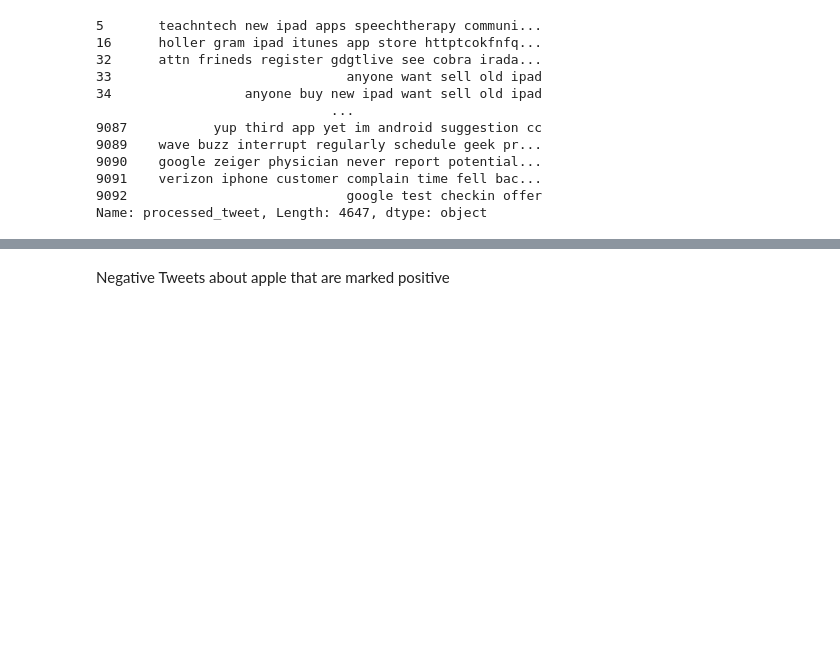
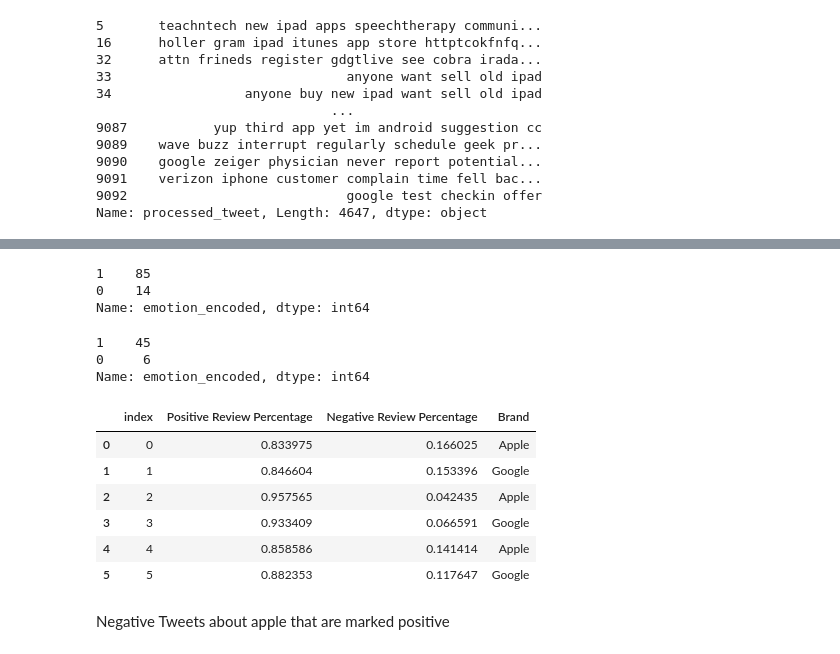
Before and after one commit to aungsias/TwitterNLP, a Jupyter notebook: Michael Scratch Notebook.ipynb, the cells around one changed output, grey strips where cells are left out. Cells and saved outputs as stored; diff of their text form; code cells hidden in the pictures; blank space fills up the shorter version.

```diff
--- a/Michael Scratch Notebook.ipynb
+++ b/Michael Scratch Notebook.ipynb
@@ -1101,5 +888,47 @@ idk_df['emotion_encoded'].value_counts()
 0     20
 Name: emotion_encoded, dtype: int64
+# %%
+idk_apple = idk_df[idk_df['product'] == 'Apple']
+idk_apple['emotion_encoded'].value_counts()
+# %% [output]
+1    85
+0    14
+Name: emotion_encoded, dtype: int64
+# %%
+idk_google = idk_df[idk_df['product'] == 'Google']
+idk_google['emotion_encoded'].value_counts()
+# %% [output]
+1    45
+0     6
+Name: emotion_encoded, dtype: int64
+# %%
+idk_apple_t = len(idk_apple)
+idk_apple_p = 85/idk_apple_t
+idk_apple_n = 1 - idk_apple_p
+# %%
+idk_google_t = len(idk_google)
+idk_google_p = 45/idk_google_t
+idk_google_n = 1 - idk_google_p
+# %%
+review_data = {"Positive Review Percentage": [pos_apple_review, pos_google_review, apple_p, google_p,
+                                              idk_apple_p, idk_google_p],
+               "Negative Review Percentage": [neg_apple_review, neg_google_review, apple_n, google_n,
+                                             idk_apple_n, idk_google_n]
+              }
+review_df = pd.DataFrame(review_data)
+review_df = review_df.reset_index()
+review_df['Brand'] = ['Apple', 'Google', 'Apple', 'Google', 'Apple', 'Google']
+review_df.to_csv('data/review.csv')
+# %%
+review_df
+# %% [output]
+|  | index | Positive Review Percentage | Negative Review Percentage | Brand |
+| 0 | 0 | 0.833975 | 0.166025 | Apple |
+| 1 | 1 | 0.846604 | 0.153396 | Google |
+| 2 | 2 | 0.957565 | 0.042435 | Apple |
+| 3 | 3 | 0.933409 | 0.066591 | Google |
+| 4 | 4 | 0.858586 | 0.141414 | Apple |
+| 5 | 5 | 0.882353 | 0.117647 | Google |
 # %% [markdown]
 Negative Tweets about apple that are marked positive
 # %%
```
Also changed, not shown: parts of 53 cells of this notebook, 1 other file.
